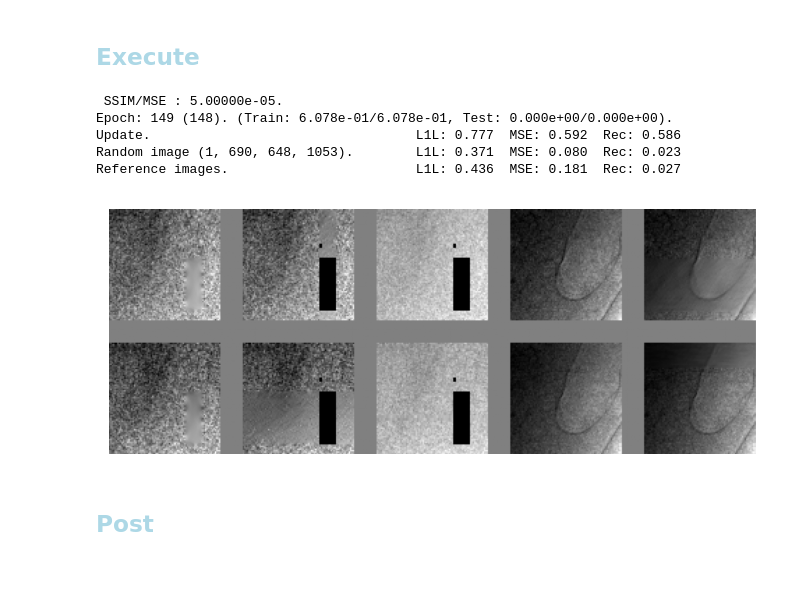
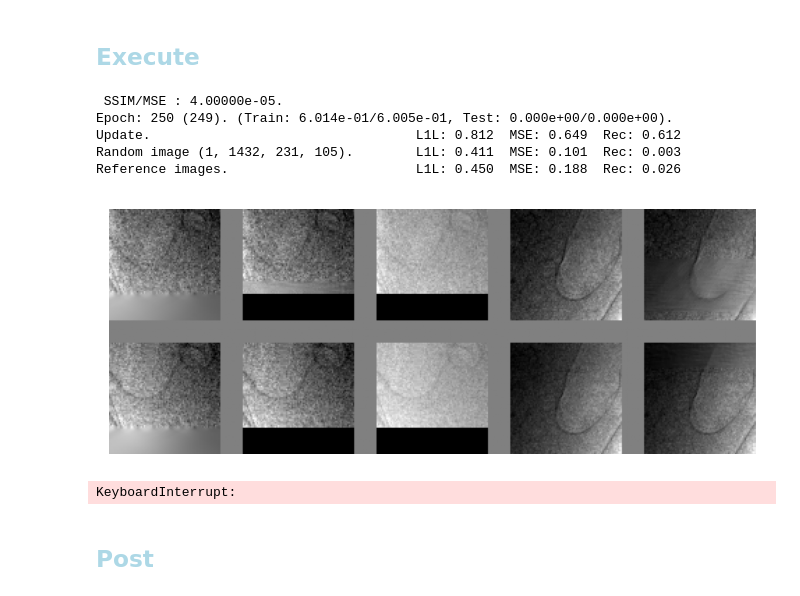
Before and after one commit to antonmx/shiftpatch, a Jupyter notebook: shiftpatch_dj1.ipynb, the cells around one changed output. Cells and saved outputs as stored; diff of their text form; code cells hidden in the pictures.

```diff
--- a/shiftpatch_dj1.ipynb
+++ b/shiftpatch_dj1.ipynb
@@ -302,7 +302,7 @@ sg.freeGPUmem()
 
 sg.noAdv = True
 sg.ADV_DIF = 0
-sg.SSIM_MSE = 1-5e-5
+sg.SSIM_MSE = 1-4e-5
 
 #skipThresholdDis = 0.02
 #def my_trainDis(locs) :
@@ -331,49 +331,50 @@ def my_beforeReport(sglocals) :
     #        sg.saveModels("prime_0")
     #return
     message = ""
-    #message += "G" + sg.adjustScheduler(sg.scheduler_G, sg.TCfg.learningRateG, 0.001)
-    message += f" SSIM/MSE : {1-sg.SSIM_MSE:.5e}."
-    sg.SSIM_MSE = min(1-5e-5, 1-0.981 * (1-sg.SSIM_MSE) )
-    sg.writer.add_scalars("SSIM_MSE", {'val': 1 - sg.SSIM_MSE }, sg.imer )
+    message += "G" + sg.adjustScheduler(sg.scheduler_G, sg.TCfg.learningRateG, 0.01)
+    #message += f" SSIM/MSE : {1-sg.SSIM_MSE:.5e}."
+    #sg.SSIM_MSE = min(1-4e-5, 1-0.981 * (1-sg.SSIM_MSE) )
+    #sg.writer.add_scalars("SSIM_MSE", {'val': 1 - sg.SSIM_MSE }, sg.imer )
     with open(f"message_{sg.TCfg.exec}.txt", 'a') as file:
         file.write(message + "\n")
     print(message)
     return
 sg.beforeReport = my_beforeReport
 
 #sg.TCfg.loaderWorkers = 0 # for debug single threaded
 try :
     sg.train(savedCheckPoint)
 except :
     #del sg.dataLoader
     #del sg.testLoaderrelo
     sg.freeGPUmem()
     1/10 # to release Jupyuter memory in the next step
     sg.epoch -= 1
     raise
 
 # From scratch
 # ADV_DIF = 0, SSIM_MSE = 0, LR = 1e-4
 # BS 2**6 => 2**8 (e3)
 # LR 1e-4 => 1e-5 (e4)
 # BS 2**8 => 2**10 (e5)
 # LR 1e-5 => 5e-6 (e9)
 # BS 2**10 => 2**12 (e11)  => 2**10 (e12)
 # LR 5e-6 -> 1e-7 : 1-0.005 (e12)
 # BS 2**10 => 2**12 (e47)
 # saved as pureSSIM
 
 # BS 2**12 => 2**10 (e57)
 # LR 1e-7 => 1e-5 (e57)
 # SSIM_MSE 1 -> 1-8e-4 : SSIM_MSE = 1-0.981 * (1-SSIM_MSE) (e57)
-# SSIM_MSE 1 => 1-1e-4 => 1-5e-5 (e149)
+# SSIM_MSE 1 => 1-1e-4 => 1-5e-5 (e149) => 1-3e-5 (e192) => 1-4e-5 (e249)
 # %% [output]
- SSIM/MSE : 5.00000e-05.
-Epoch: 149 (148). (Train: 6.078e-01/6.078e-01, Test: 0.000e+00/0.000e+00).
-Update.                                  L1L: 0.777  MSE: 0.592  Rec: 0.586
-Random image (1, 690, 648, 1053).        L1L: 0.371  MSE: 0.080  Rec: 0.023
-Reference images.                        L1L: 0.436  MSE: 0.181  Rec: 0.027
+ SSIM/MSE : 4.00000e-05.
+Epoch: 250 (249). (Train: 6.014e-01/6.005e-01, Test: 0.000e+00/0.000e+00).
+Update.                                  L1L: 0.812  MSE: 0.649  Rec: 0.612
+Random image (1, 1432, 231, 105).        L1L: 0.411  MSE: 0.101  Rec: 0.003
+Reference images.                        L1L: 0.450  MSE: 0.188  Rec: 0.026
-[figure, old version]
+[figure, new version]
+KeyboardInterrupt:
 # %% [markdown]
 ## <font style="color:lightblue">Post</font>
 # %%
```
Also changed, not shown: parts of 2 cells of this notebook, 1 other file.
